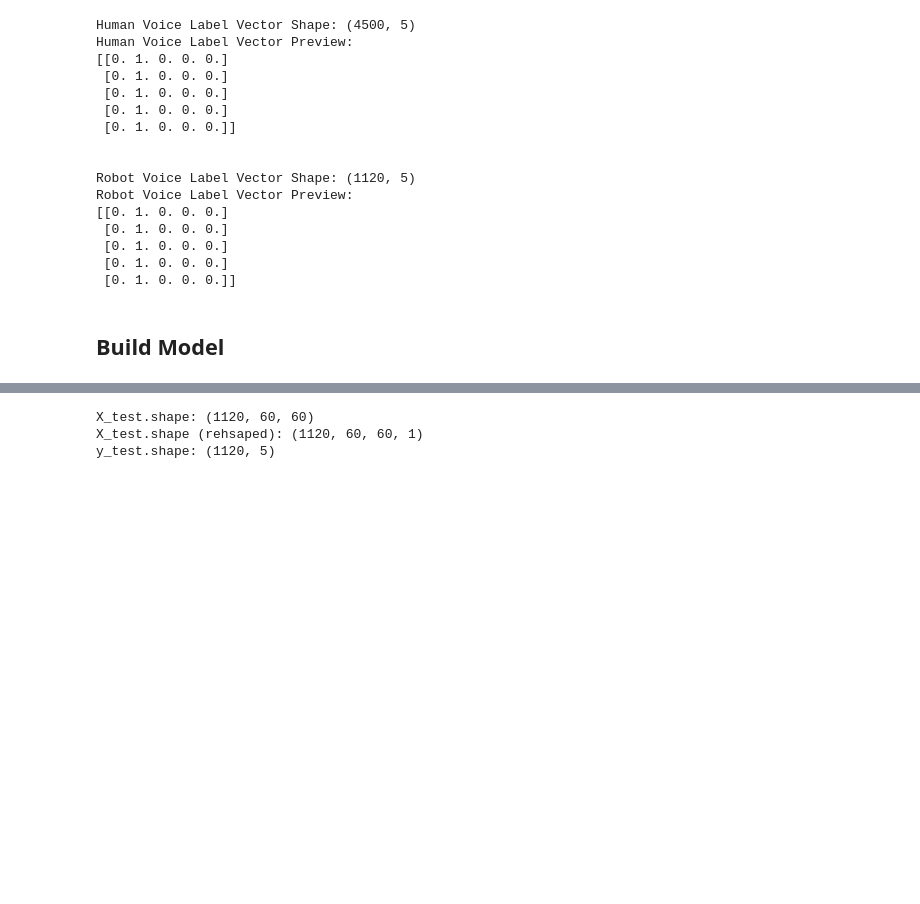
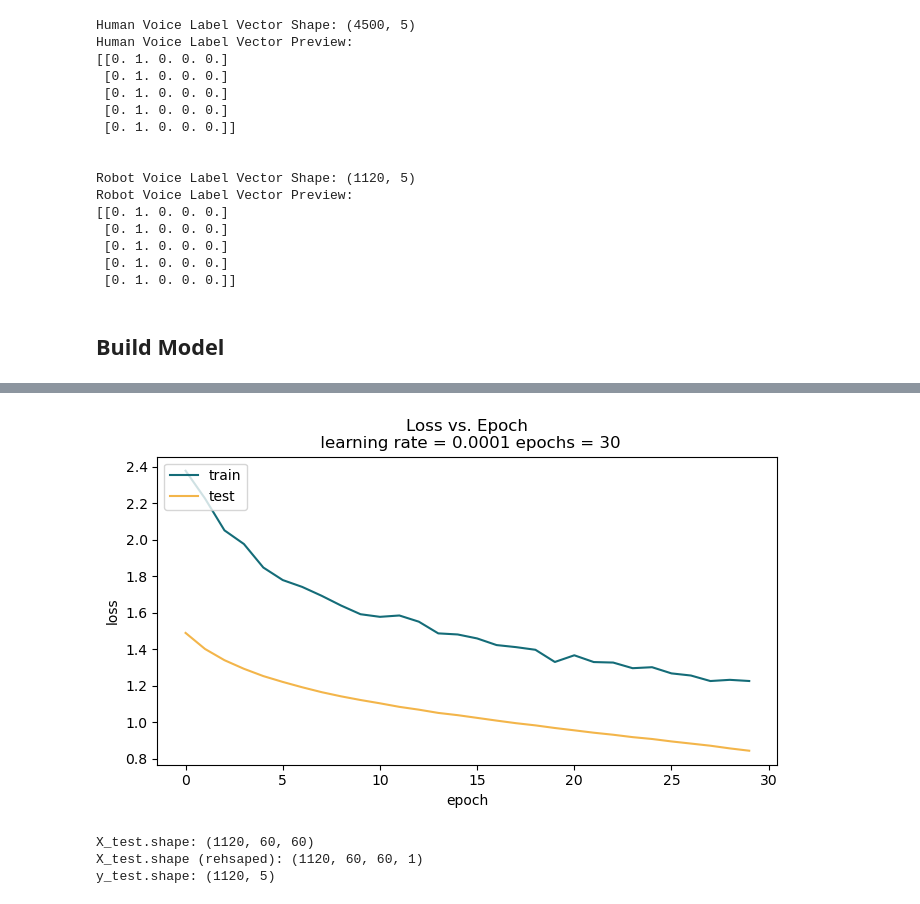
Before and after one commit to charlotteavra/mouth_robot, a Jupyter notebook: mouth_robot_audio_classification.ipynb, the cells around one changed output, grey strips where cells are left out. Drawn from its saved outputs; the diff is of its cells as text; code cells hidden in the pictures; blank space fills up the shorter version.

```diff
--- a/mouth_robot_audio_classification.ipynb
+++ b/mouth_robot_audio_classification.ipynb
@@ -348,0 +414,15 @@ plt.show()
+# %%
+# define training dataset
+dim_1 = mfccs_human.shape[1]
+dim_2 = mfccs_human.shape[2]
+channels = 1
+classes = 5
+
+X_train_h = mfccs_human
+print(f'X_train_h.shape: {X_train_h.shape}')
+X_train_h = X_train_h.reshape((mfccs_human.shape[0], dim_1, dim_2, channels))
+print(f'X_train_h.shape (reshaped): {X_train_h.shape}')
+y_train_h = labels_human
+input_shape = (dim_1, dim_2, channels)
+
+print(f'y_train_h.shape: {y_train_h.shape}')
@@ -349 +454,13 @@ plt.show()
+# %%
+# loss vs. epoch
+plt.figure(figsize=(8, 4))
+plt.plot(history_h.history['loss'], color='#146C78')
+plt.plot(history_h.history['val_loss'], color='#f3b54a')
+plt.title('Loss vs. Epoch\n learning rate = 0.0001 epochs = 30')
+plt.ylabel('loss')
+plt.xlabel('epoch')
+plt.legend(['train', 'test'], loc='upper left')
+plt.show()
+# %% [output]
+[figure, added]
 # %%
```
Also changed, not shown: parts of 27 cells of this notebook, 3 other files.
